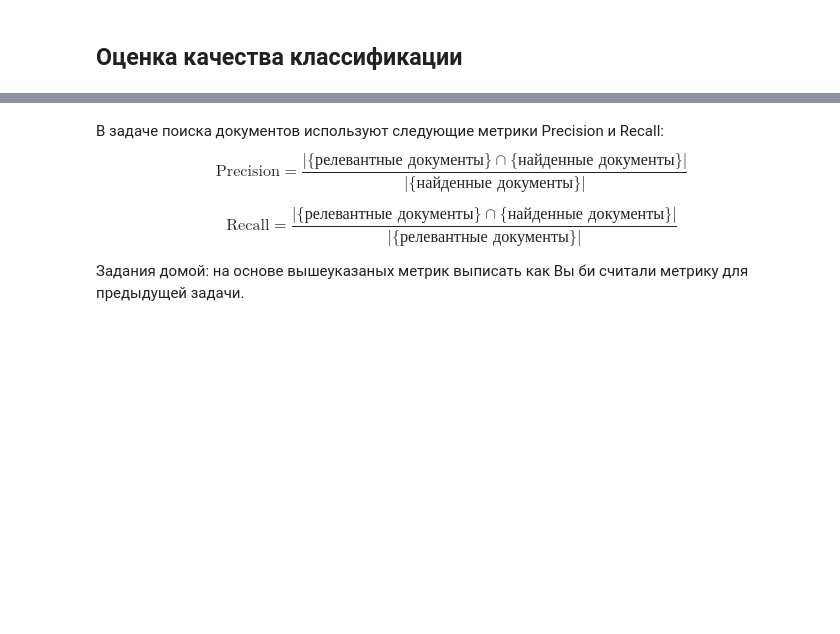
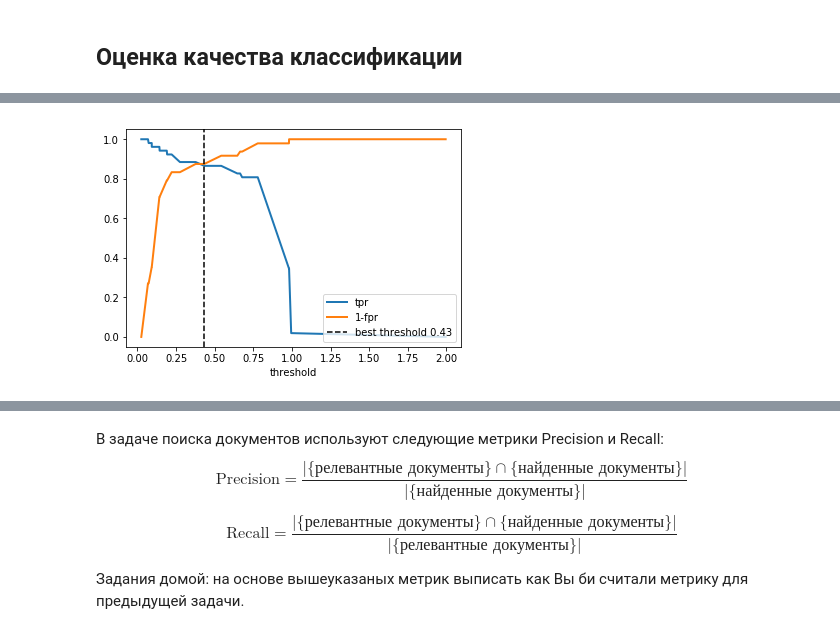
Before and after one commit to andriygav/MachineLearningSeminars, a Jupyter notebook: sem8/main.ipynb, the cells around one changed output, grey strips where cells are left out. Drawn from its saved outputs; the diff is of its cells as text; code cells hidden in the pictures; blank space fills up the shorter version.

```diff
--- a/sem8/main.ipynb
+++ b/sem8/main.ipynb
@@ -391,0 +448,13 @@ best for test
+# %%
+plt.plot(thresholds, tpr, lw = 2, label = 'tpr')
+plt.plot(thresholds, 1-fpr, lw = 2, label = '1-fpr')
+
+threshold = thresholds[np.argmin((tpr - 1 + fpr)**2)]
+plt.axvline(x=threshold,
+            ls='--', c='black',
+            label='best threshold {}'.format(round(threshold, 2)))
+plt.xlabel('threshold')
+plt.legend(loc="lower right")
+plt.show()
+# %% [output]
+[figure, added]
```
Also changed, not shown: parts of 17 cells of this notebook, 1 other file.
